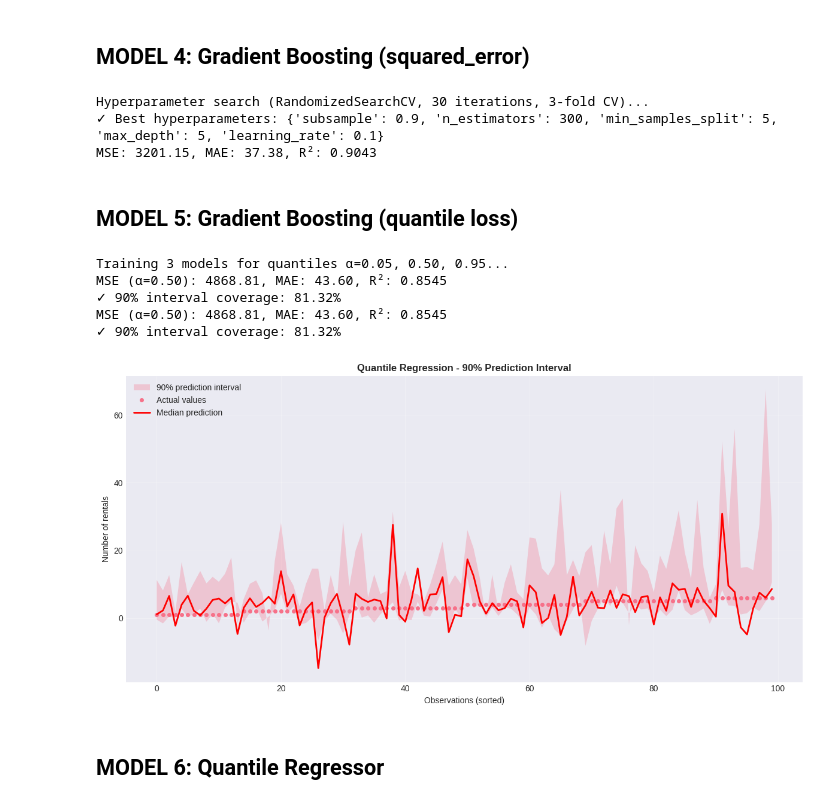
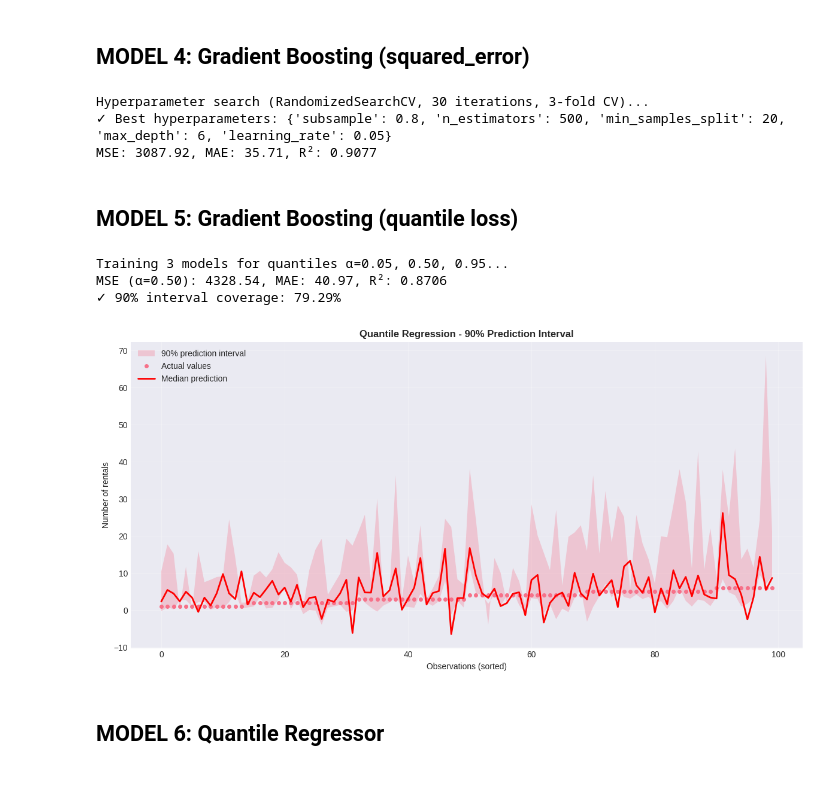
Before and after one commit to denboba/Machine-Learning, a Jupyter notebook: tema/tema1_abdulkadir gobena-denboba.ipynb, the cells around one changed output. Saved outputs shown, nothing was run; the diff lists cells and outputs as text; code cells hidden in the pictures.

```diff
--- a/tema/tema1_abdulkadir gobena-denboba.ipynb
+++ b/tema/tema1_abdulkadir gobena-denboba.ipynb
@@ -424,11 +424,12 @@ MSE: 4176.31, MAE: 43.18, R²: 0.8752
 # %%
 
 param_dist_gb = {
-    'n_estimators': [100, 200, 300],
+    'n_estimators': [100, 200, 300,400,500],
     'learning_rate': [0.01, 0.05, 0.1, 0.2],
     'max_depth': [3, 4, 5, 6],
-    'min_samples_split': [2, 5, 10],
-    'subsample': [0.8, 0.9, 1.0]
+    'min_samples_split': [2, 5, 10,20],
+    'subsample': [0.8, 0.9, 1.0],
+    'min_samples_leaf': 10
 }
 
 gb = GradientBoostingRegressor(loss='squared_error', random_state=42)
@@ -458,19 +459,20 @@ print(f"✓ Best hyperparameters: {random_search_gb.best_params_}")
 print(f"MSE: {mse_gb:.2f}, MAE: {mae_gb:.2f}, R²: {r2_gb:.4f}")
 # %% [output]
 Hyperparameter search (RandomizedSearchCV, 30 iterations, 3-fold CV)...
-✓ Best hyperparameters: {'subsample': 0.9, 'n_estimators': 300, 'min_samples_split': 5, 'max_depth': 5, 'learning_rate': 0.1}
-MSE: 3201.15, MAE: 37.38, R²: 0.9043
+✓ Best hyperparameters: {'subsample': 0.8, 'n_estimators': 500, 'min_samples_split': 20, 'max_depth': 6, 'learning_rate': 0.05}
+MSE: 3087.92, MAE: 35.71, R²: 0.9077
 # %% [markdown]
 ## MODEL 5: Gradient Boosting (quantile loss)
 # %%
 
 best_params_q = random_search_gb.best_params_.copy()
-param_dist_q = {
-    'n_estimators': [200, 300, 400],    # extend if you want stronger learners
-    'learning_rate': [0.01, 0.05, 0.1],
-    'max_depth': [3, 4, 5],
-    'subsample': [0.8, 0.9, 1.0]
-}
+
+best_params_q.update({
+    'learning_rate': max(0.05, best_params_q['learning_rate'] * 0.8),
+    'n_estimators': min(400, best_params_q['n_estimators'] + 100),
+    'subsample': 0.8,
+    'min_samples_leaf': 2
+})
 
 print("Training 3 models for quantiles α=0.05, 0.50, 0.95...")
 gb_q05 = GradientBoostingRegressor(loss='quantile', alpha=0.05, **best_params_q).fit(X_train, y_train)
@@ -486,40 +488,36 @@ mae_q50 = mean_absolute_error(y_val, y_pred_q50)
 r2_q50 = r2_score(y_val, y_pred_q50)
 coverage = np.mean((y_val >= y_pred_q05) & (y_val <= y_pred_q95)) * 100
 
 results_bike['GradientBoosting_Quantile'] = {
     'MSE': mse_q50, 'MAE': mae_q50, 'R2': r2_q50,
     'Coverage_90%': coverage,
     'Hyperparameters': {**best_params_q, 'alpha': '0.05, 0.50, 0.95'}
 }
 
 print(f"MSE (α=0.50): {mse_q50:.2f}, MAE: {mae_q50:.2f}, R²: {r2_q50:.4f}")
 print(f"✓ 90% interval coverage: {coverage:.2f}%")
 
-print(f"MSE (α=0.50): {mse_q50:.2f}, MAE: {mae_q50:.2f}, R²: {r2_q50:.4f}")
-print(f"✓ 90% interval coverage: {coverage:.2f}%")
 
 
 # Visualization quantile regression
 fig, ax = plt.subplots(figsize=(12, 6))
 indices = np.argsort(y_val.values)[:100]
 plt.fill_between(range(100), y_pred_q05[indices], y_pred_q95[indices],
                  alpha=0.3, label='90% prediction interval')
 plt.plot(range(100), y_val.values[indices], 'o', markersize=4, label='Actual values')
 plt.plot(range(100), y_pred_q50[indices], 'r-', linewidth=2, label='Median prediction')
 plt.xlabel('Observations (sorted)')
 plt.ylabel('Number of rentals')
 plt.title('Quantile Regression - 90% Prediction Interval', fontweight='bold')
 plt.legend()
 plt.grid(True, alpha=0.3)
 plt.tight_layout()
 plt.show()
 # %% [output]
 Training 3 models for quantiles α=0.05, 0.50, 0.95...
-MSE (α=0.50): 4868.81, MAE: 43.60, R²: 0.8545
-✓ 90% interval coverage: 81.32%
-MSE (α=0.50): 4868.81, MAE: 43.60, R²: 0.8545
-✓ 90% interval coverage: 81.32%
+MSE (α=0.50): 4328.54, MAE: 40.97, R²: 0.8706
+✓ 90% interval coverage: 79.29%
-[figure, old version]
+[figure, new version]
 # %% [markdown]
 ## MODEL 6: Quantile Regressor
 # %%
```
Also changed, not shown: parts of 5 cells of this notebook.
